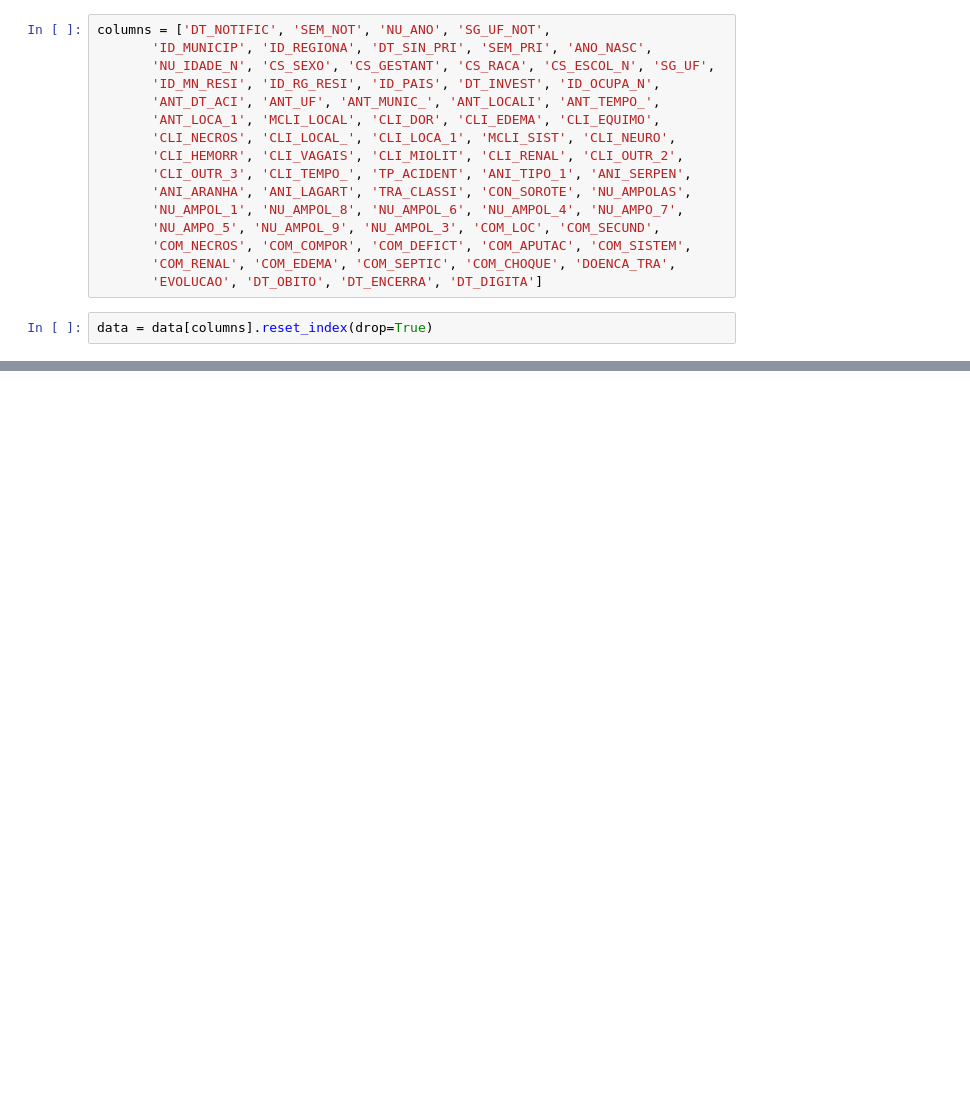
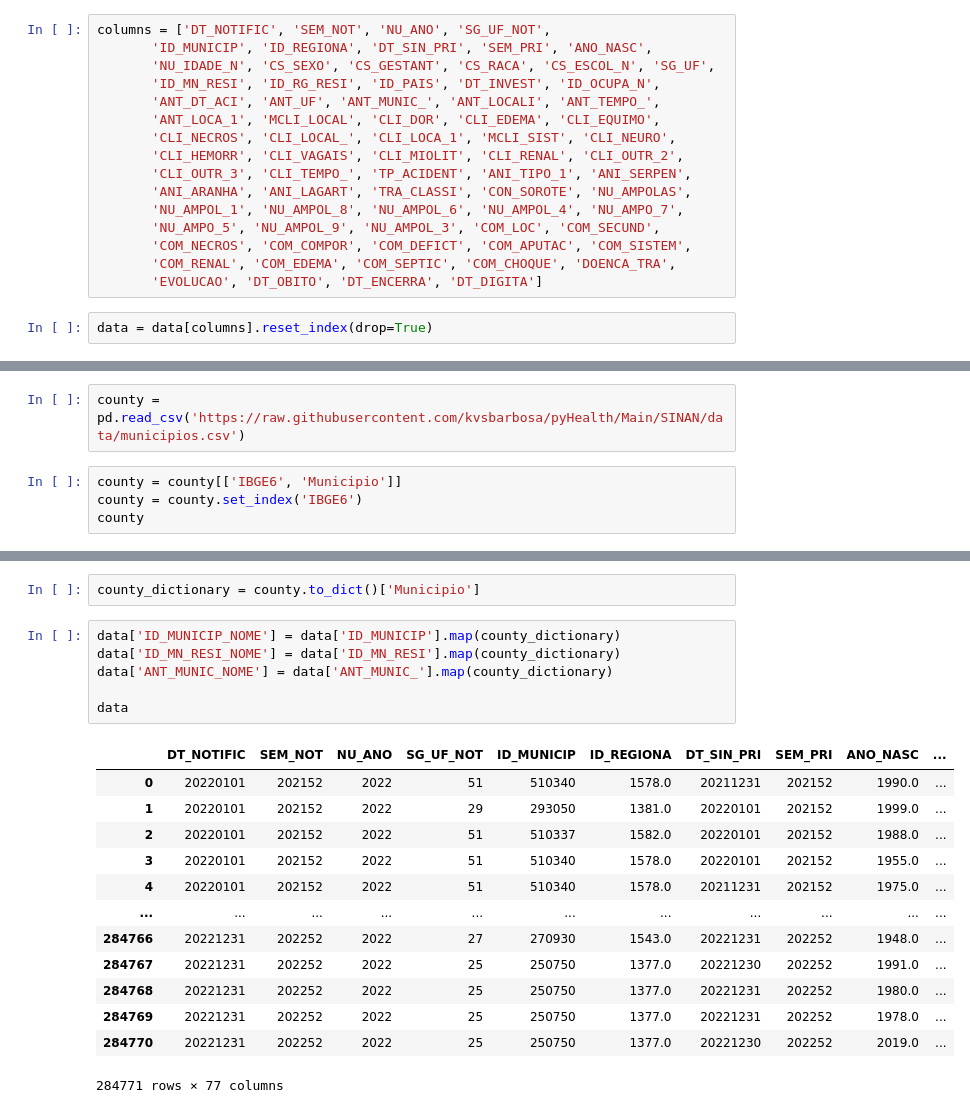
Before and after one commit to kvsbarbosa/pyHealth, a Jupyter notebook: SINAN/SINAN.ipynb, the cells around one changed output, grey strips where cells are left out. Cells and saved outputs as stored; diff of their text form; blank space fills up the shorter version.

Commit message:
SINAN: decoding county

```diff
--- a/SINAN/SINAN.ipynb
+++ b/SINAN/SINAN.ipynb
@@ -40,0 +37,6 @@ data
+# %%
+county = pd.read_csv('https://raw.githubusercontent.com/kvsbarbosa/pyHealth/Main/SINAN/data/municipios.csv')
+# %%
+county = county[['IBGE6', 'Municipio']]
+county = county.set_index('IBGE6')
+county
@@ -40,0 +58,22 @@ data
+# %%
+county_dictionary = county.to_dict()['Municipio']
+# %%
+data['ID_MUNICIP_NOME'] = data['ID_MUNICIP'].map(county_dictionary)
+data['ID_MN_RESI_NOME'] = data['ID_MN_RESI'].map(county_dictionary)
+data['ANT_MUNIC_NOME'] = data['ANT_MUNIC_'].map(county_dictionary)
+
+data
+# %% [output]
+|  | DT_NOTIFIC | SEM_NOT | NU_ANO | SG_UF_NOT | ID_MUNICIP | ID_REGIONA | DT_SIN_PRI | SEM_PRI | ANO_NASC | ... |
+| 0 | 20220101 | 202152 | 2022 | 51 | 510340 | 1578.0 | 20211231 | 202152 | 1990.0 | ... |
+| 1 | 20220101 | 202152 | 2022 | 29 | 293050 | 1381.0 | 20220101 | 202152 | 1999.0 | ... |
+| 2 | 20220101 | 202152 | 2022 | 51 | 510337 | 1582.0 | 20220101 | 202152 | 1988.0 | ... |
+| 3 | 20220101 | 202152 | 2022 | 51 | 510340 | 1578.0 | 20220101 | 202152 | 1955.0 | ... |
+| 4 | 20220101 | 202152 | 2022 | 51 | 510340 | 1578.0 | 20211231 | 202152 | 1975.0 | ... |
+| ... | ... | ... | ... | ... | ... | ... | ... | ... | ... | ... |
+| 284766 | 20221231 | 202252 | 2022 | 27 | 270930 | 1543.0 | 20221231 | 202252 | 1948.0 | ... |
+| 284767 | 20221231 | 202252 | 2022 | 25 | 250750 | 1377.0 | 20221230 | 202252 | 1991.0 | ... |
+| 284768 | 20221231 | 202252 | 2022 | 25 | 250750 | 1377.0 | 20221231 | 202252 | 1980.0 | ... |
+| 284769 | 20221231 | 202252 | 2022 | 25 | 250750 | 1377.0 | 20221231 | 202252 | 1978.0 | ... |
+| 284770 | 20221231 | 202252 | 2022 | 25 | 250750 | 1377.0 | 20221230 | 202252 | 2019.0 | ... |
+284771 rows × 77 columns
```
Also changed, not shown: parts of 5 cells of this notebook.
